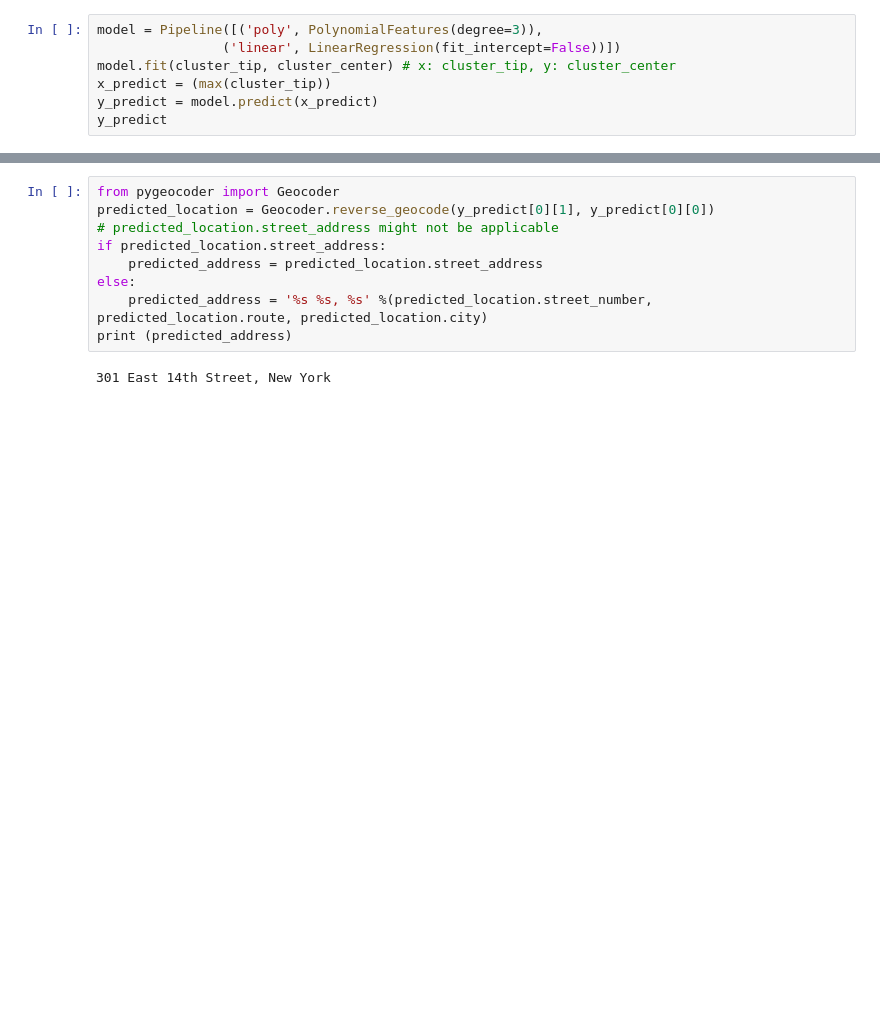
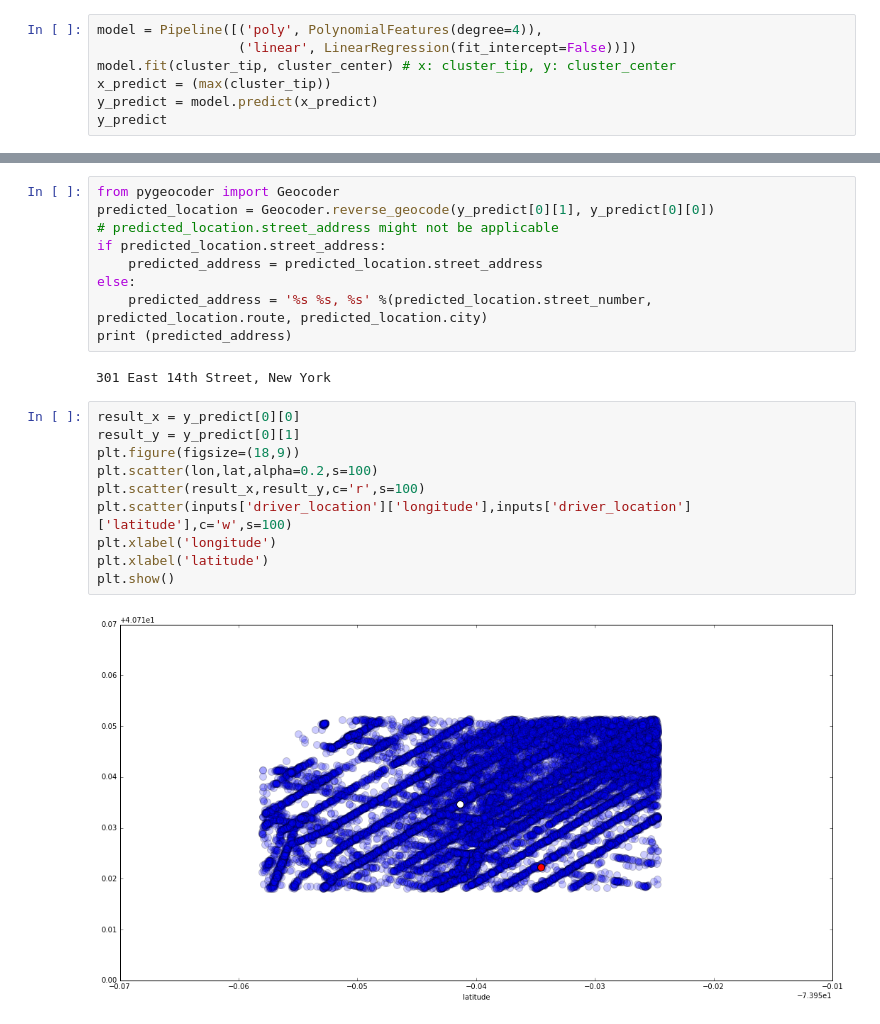
Before and after one commit to stephanlin/nyc-yellow-taxi-prediction, a Jupyter notebook: Highest Tip Location (Q2).ipynb, the cells around one changed output, grey strips where cells are left out. Cells and saved outputs as stored; diff of their text form; blank space fills up the shorter version.

Commit message:
update Q2 and add visualization

```diff
--- a/Highest Tip Location (Q2).ipynb
+++ b/Highest Tip Location (Q2).ipynb
@@ -239,6 +212,6 @@ plt.hist(np.array(model_resid),bins = 100)
 # %%
-model = Pipeline([('poly', PolynomialFeatures(degree=3)),
-                ('linear', LinearRegression(fit_intercept=False))])
+model = Pipeline([('poly', PolynomialFeatures(degree=4)),
+                  ('linear', LinearRegression(fit_intercept=False))])
 model.fit(cluster_tip, cluster_center) # x: cluster_tip, y: cluster_center
 x_predict = (max(cluster_tip))
 y_predict = model.predict(x_predict)
@@ -256,3 +229,15 @@ else:
 print (predicted_address)
 # %% [output]
 301 East 14th Street, New York
+# %%
+result_x = y_predict[0][0]
+result_y = y_predict[0][1]
+plt.figure(figsize=(18,9))
+plt.scatter(lon,lat,alpha=0.2,s=100)
+plt.scatter(result_x,result_y,c='r',s=100)
+plt.scatter(inputs['driver_location']['longitude'],inputs['driver_location']['latitude'],c='w',s=100)
+plt.xlabel('longitude')
+plt.xlabel('latitude')
+plt.show()
+# %% [output]
+[figure, added]
```
Also changed, not shown: parts of 13 cells of this notebook.
